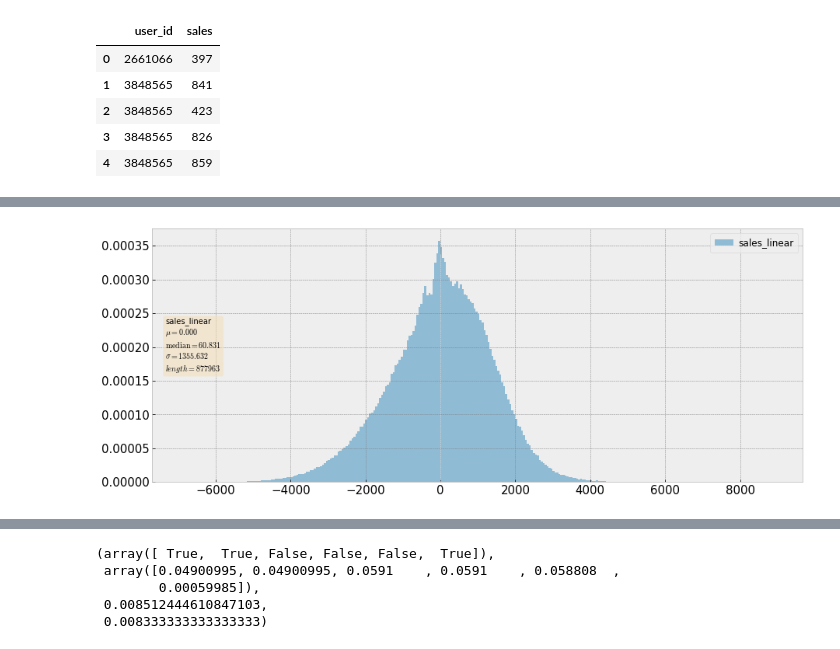
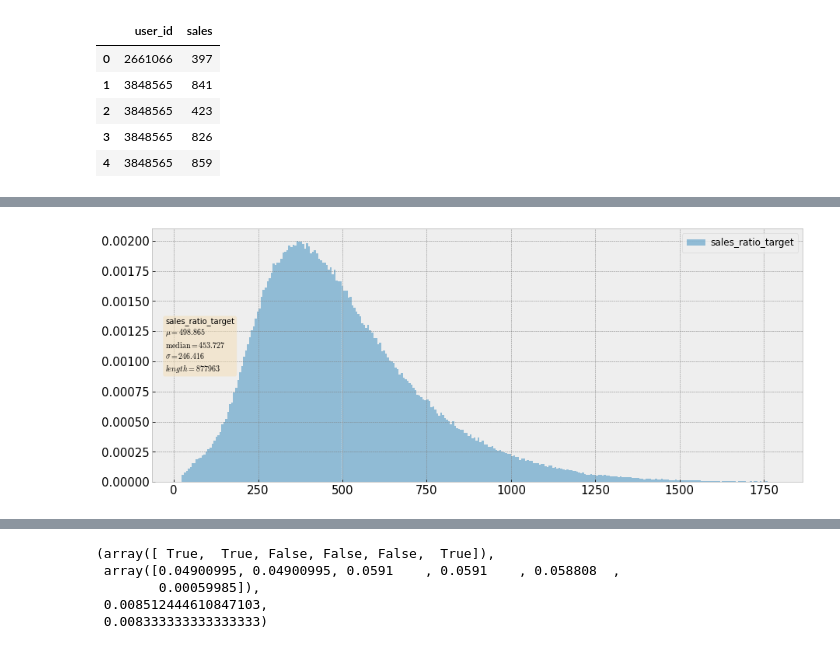
Before and after one commit to repinmihail/AB-test-pipeline, a Jupyter notebook: AB-pipline.ipynb, the cells around one changed output, grey strips where cells are left out. Cells and saved outputs as stored; diff of their text form; code cells hidden in the pictures.

```diff
--- a/AB-pipline.ipynb
+++ b/AB-pipline.ipynb
@@ -292,3 +323,36 @@ def linearization_agg(data, column_for_grouped, value_name):
     df_sum_metric = data.groupby(column_for_grouped).agg({value_name: 'sum'}).rename(columns={value_name: f'{value_name}_lin_sum'}).reset_index()
     df_lin = pd.merge(df_count_metric, df_sum_metric, how='inner', on=column_for_grouped).fillna(0)
     return df_lin
+# %%
+def ratio_metric_calc(data, key, val, column_for_grouped, kappa, is_history_data, postfix, linearization_calc=True):
+
+    # расчет ratio-метрики как она есть
+    agg_df = data.groupby(column_for_grouped).agg({key: val}).reset_index()
+    agg_df.columns = [''.join(col).strip() for col in agg_df.columns.values]
+    numerator = f'{key}{val[0]}'
+    denominator = f'{key}{val[1]}'
+    agg_df[f'{key}_ratio_{postfix}'] = agg_df[numerator] / agg_df[denominator]
+    ratio_columns = column_for_grouped + [f'{key}_ratio_{postfix}']
+
+    if linearization_calc:
+        # расчет линеаризованной метрики
+        if kappa is None:
+            if is_history_data:
+                df_kappa = linearization_agg(data, column_for_grouped, key)
+            else:
+                control_df = data[data['group'] == control_group_name] # наименование контрольной группы
+                df_kappa = linearization_agg(control_df, column_for_grouped, key)
+            kappa = np.sum(df_kappa[f'{key}_lin_sum']) / np.sum(df_kappa[f'{key}_lin_count'])
+            #print('kappa is: ', kappa)
+        df_lin = linearization_agg(data, column_for_grouped, key)
+        df_lin[f'{key}_linear_{postfix}'] = df_lin[f'{key}_lin_sum'] - kappa * df_lin[f'{key}_lin_count']
+        linear_columns = column_for_grouped + [f'{key}_linear_{postfix}']
+        agg_df = pd.merge(agg_df[ratio_columns], df_lin[linear_columns], how='left', on=column_for_grouped)
+        all_columns = list(agg_df.columns)
+        return agg_df[all_columns], kappa # ?
+    else:
+        return agg_df[ratio_columns]
+# %%
+def user_metric_calc(data, column_for_grouped, key, val):
+    user_metrics = data.groupby(column_for_grouped).agg({key: val}).rename(columns={key: f'{key}_{val}'}).reset_index()
+    return user_metrics
@@ -295,10 +394,10 @@ def linearization_agg(data, column_for_grouped, value_name):
 # %%
 # решение для метрик - расчет пользовательских, ratio и линеаризованных в одном датафрейме
-def calc_metrics(data, metric_dict, column_for_grouped, kappa=None, is_history_data=True):
+def calc_metrics_old(data, metric_dict, column_for_grouped, kappa=None, is_history_data=True):
 
     kappa_dict = {}
     for metric_type, metric in metric_dict.items():
-        if metric_type == 'simple_ratio_metrics':
+        if metric_type == 'target_metric_calc':
             first_metric = True
             for key, val in metric.items():
                 if isinstance(val, list):
@@ -331,12 +430,11 @@ def calc_metrics(data, metric_dict, column_for_grouped, kappa=None, is_history_d
                     else:
                         simple_ratio_metrics = pd.merge(simple_ratio_metrics, agg_df[all_columns], how='left', on=column_for_grouped)
                     kappa = None
-
         if metric_type == 'user_metrics':
             first_metric = True
             for key, val in metric.items():
                 if isinstance(val, str):
-                    agg_df = data.groupby(column_for_grouped).agg({key: val}).rename(columns={key: f'{key}_sum'}).reset_index()
+                    agg_df = data.groupby(column_for_grouped).agg({key: val}).rename(columns={key: f'{key}_{val}'}).reset_index()
                     all_columns = list(agg_df.columns)
                     if first_metric:
                         user_metrics_df = agg_df[all_columns]
@@ -348,2 +464,2 @@ def calc_metrics(data, metric_dict, column_for_grouped, kappa=None, is_history_d
 # %%
-calc_df, kappa_dict = calc_metrics(remove_outliers_df, metric_dict_sales, column_for_grouped, kappa=None, is_history_data=True)
+calc_df, kappa_dict = calc_metrics(remove_outliers_df, metric_dict_sales_mod, column_for_grouped, kappa=None, is_history_data=True)
@@ -405,6 +531,6 @@ def data_distribution_plot(metrics, verbose=True):
     plt.legend(loc='upper right')
     plt.show()
 # %%
-data_distribution_plot([calc_df['sales_linear']]) # , calc_df['sales_sum'] sales_linear
+data_distribution_plot([calc_df['sales_ratio_target']])
 # %% [output]
-[figure, old version]
+[figure, new version]
```
Also changed, not shown: parts of 46 cells of this notebook.
